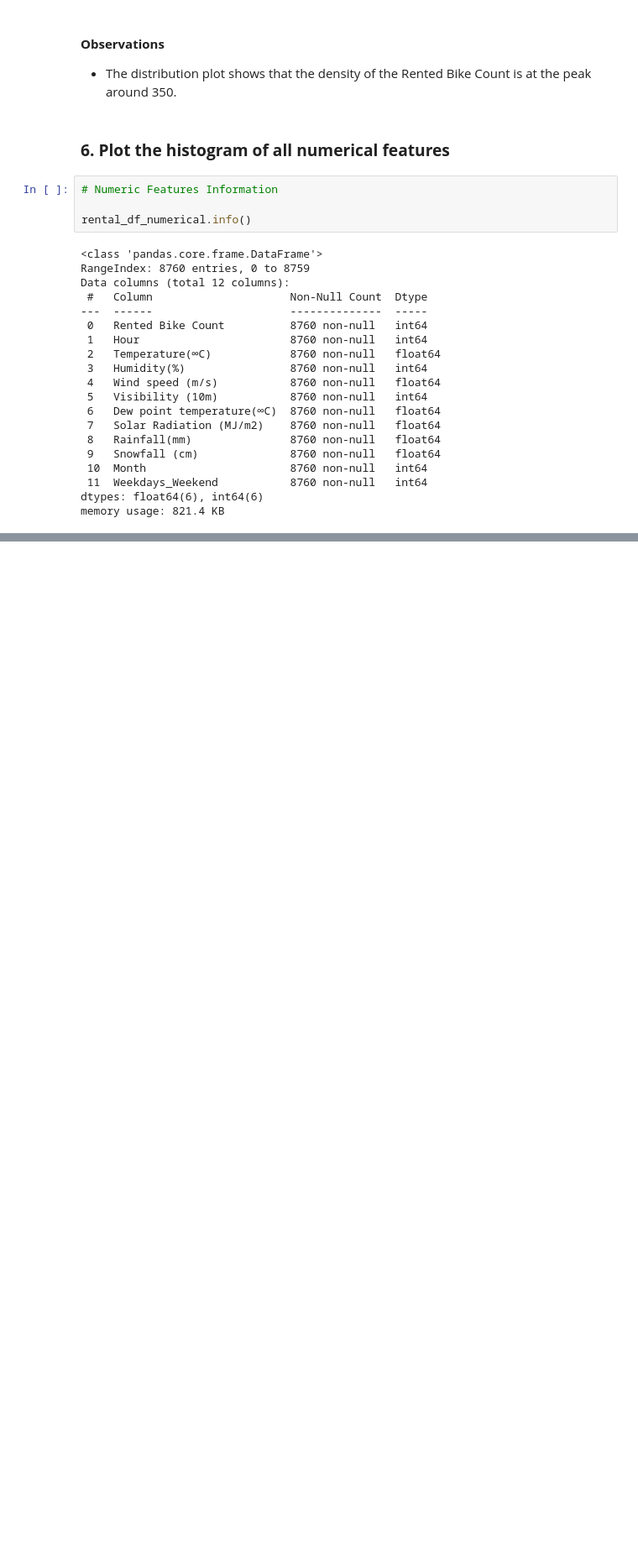
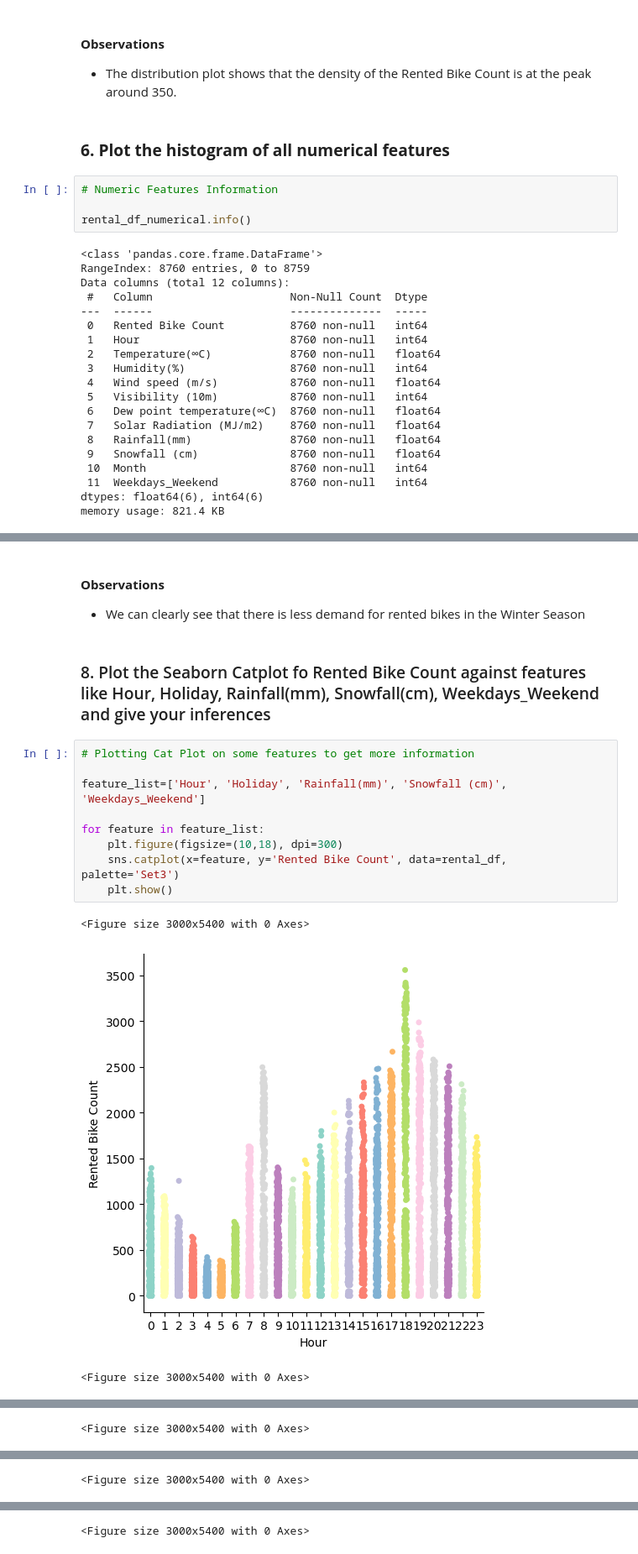
Before and after one commit to toddwalters/pgaiml-python-coding-examples, a Jupyter notebook: machine-learning/projects/section-05_capstone_project/session5-ML-Capstone-Notebook.ipynb, the cells around one changed output, grey strips where cells are left out. Shown at 84% size. Drawn from its saved outputs; the diff is of its cells as text; blank space fills up the shorter version.

```diff
--- a/machine-learning/projects/section-05_capstone_project/session5-ML-Capstone-Notebook.ipynb
+++ b/machine-learning/projects/section-05_capstone_project/session5-ML-Capstone-Notebook.ipynb
@@ -280,0 +362,18 @@ rental_df_numerical.describe().transpose()
+# %% [markdown]
+#### **Observations**
+- We can clearly see that there is less demand for rented bikes in the Winter Season
+# %% [markdown]
+### 8. Plot the Seaborn Catplot fo Rented Bike Count against features like Hour, Holiday, Rainfall(mm), Snowfall(cm), Weekdays_Weekend and give your inferences
+# %%
+# Plotting Cat Plot on some features to get more information
+
+feature_list=['Hour', 'Holiday', 'Rainfall(mm)', 'Snowfall (cm)', 'Weekdays_Weekend']
+
+for feature in feature_list:
+    plt.figure(figsize=(10,18), dpi=300)
+    sns.catplot(x=feature, y='Rented Bike Count', data=rental_df, palette='Set3')
+    plt.show()
+# %% [output]
+<Figure size 3000x5400 with 0 Axes>
+[figure, added]
+<Figure size 3000x5400 with 0 Axes>
@@ -280,0 +381 @@ rental_df_numerical.describe().transpose()
+<Figure size 3000x5400 with 0 Axes>
@@ -280,0 +383 @@ rental_df_numerical.describe().transpose()
+<Figure size 3000x5400 with 0 Axes>
@@ -280,0 +385 @@ rental_df_numerical.describe().transpose()
+<Figure size 3000x5400 with 0 Axes>
```
Also changed, not shown: parts of 11 cells of this notebook.
